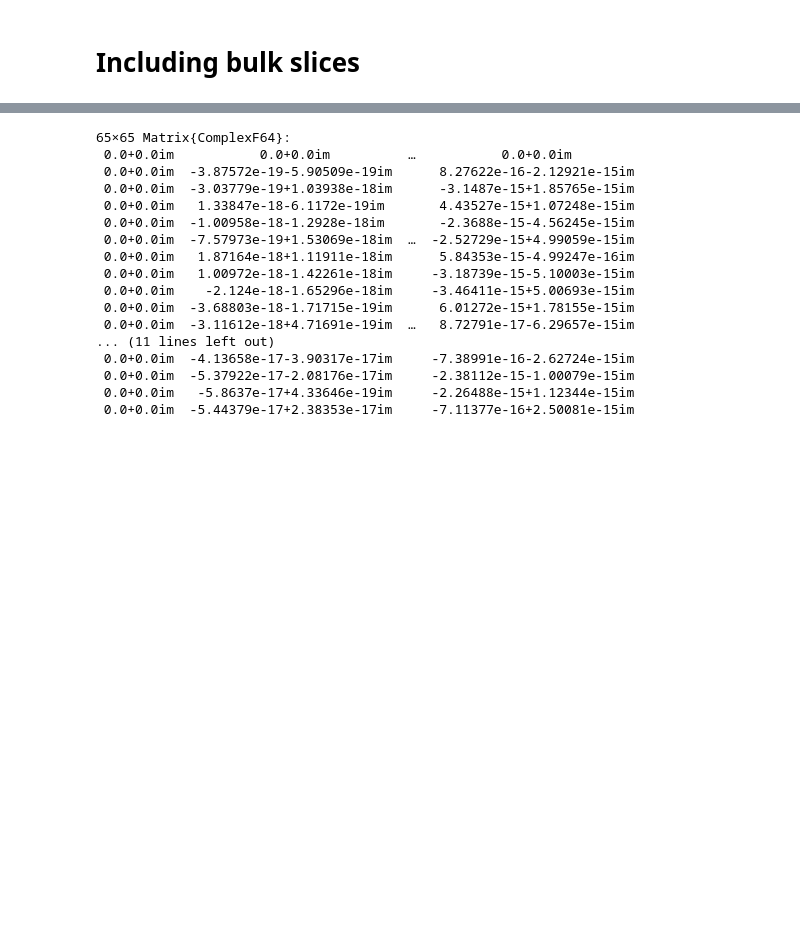
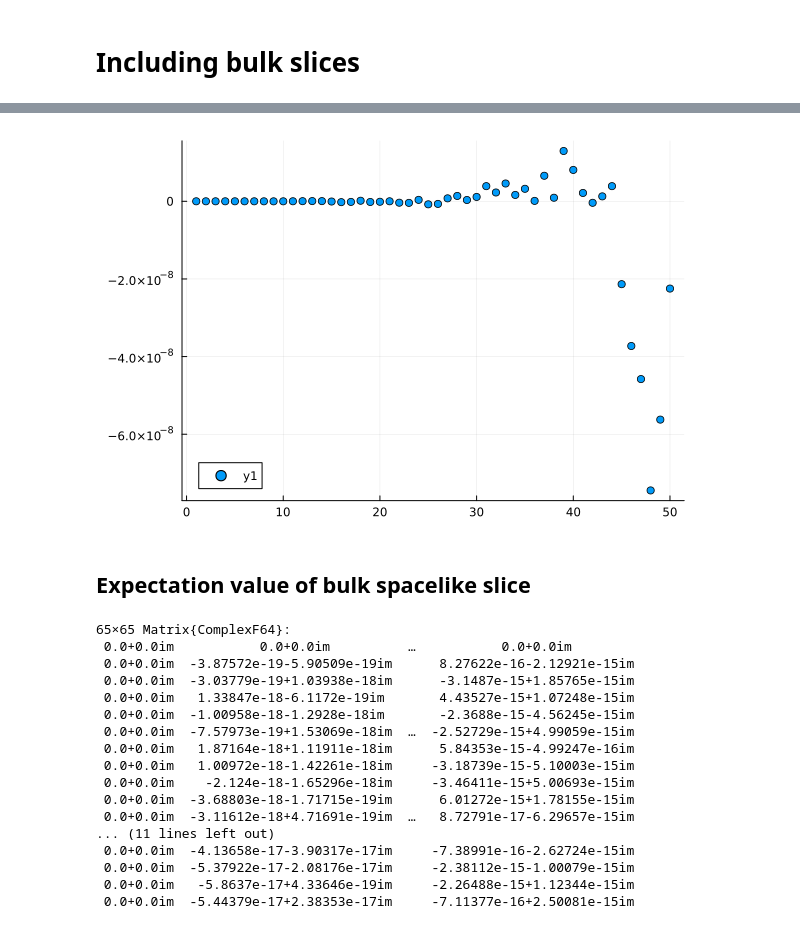
Before and after one commit to Jercheal/3d-cosmology, a Jupyter notebook: 3d_ESF_cosmology.ipynb, the cells around one changed output, grey strips where cells are left out. Cells and saved outputs as stored; diff of their text form; code cells hidden in the pictures; blank space fills up the shorter version.

```diff
--- a/3d_ESF_cosmology.ipynb
+++ b/3d_ESF_cosmology.ipynb
@@ -330,0 +330,15 @@ Z_II_suave (generic function with 1 method)
+# %%
+N = 50
+Z = zeros(ComplexF64, N, N)
+
+for b0 in 1:N
+
+    for b1 in 1:(N - b0 + 1)
+
+        Z[b0, b1] = vegas((x,f) -> f[1] = real(-1/((1 - x[1])^2) * Ampl_1slice(10.0, 1/(1 - x[1]) - 1, 30.0, 0.5*b0, 0.5*b1, 2.0, 4.0, 0.05)), 1, 1, minevals=1e3, maxevals=1e4)[1][1] + im*(vegas((x,f) -> f[1] = imag(-1/((1 - x[1])^2) * Ampl_1slice(10.0, 1/(1 - x[1]) - 1, 30.0, 0.5*b0, 0.5*b1, 2.0, 4.0, 0.05)), 1, 1, minevals=1e3, maxevals=1e4)[1][1])
+
+    end
+
+end
+
+Z
@@ -331,3 +383,9 @@ Z_II_suave (generic function with 1 method)
+# %%
+scatter(real(acc_triang(Z, 50)))
+# %% [output]
+[figure, added]
+# %% [markdown]
+## Expectation value of bulk spacelike slice
 # %%
 Z = [vegas((x,f) -> f[1] = real(-1/((1 - x[1])^2) * Ampl_1slice(10.0, 1/(1 - x[1]) - 1, 30.0, 0.5*b0, 0.5*b1, 2.0, 4.0, 0.05)), 1, 1, minevals=1e4, maxevals=1e5)[1][1] + im*(
 vegas((x,f) -> f[1] = imag(-1/((1 - x[1])^2) * Ampl_1slice(10.0, 1/(1 - x[1]) - 1, 30.0, 0.5*b0, 0.5*b1, 2.0, 4.0, 0.05)), 1, 1, minevals=1e4, maxevals=1e5)[1][1]) for b0 in range(1,20,65), b1 in range(1,20,65)]
```
Also changed, not shown: parts of 5 cells of this notebook, 2 other files.
